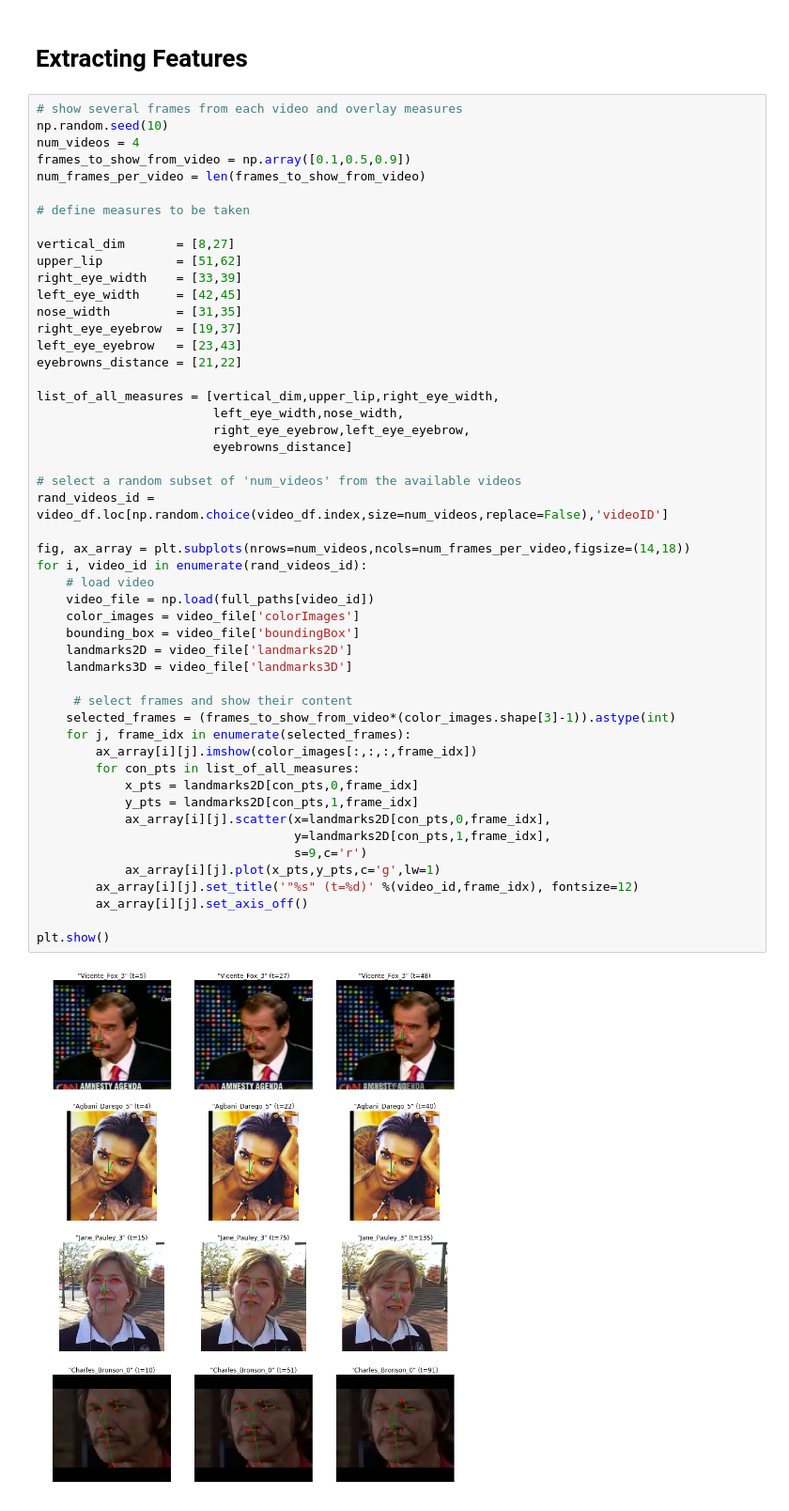
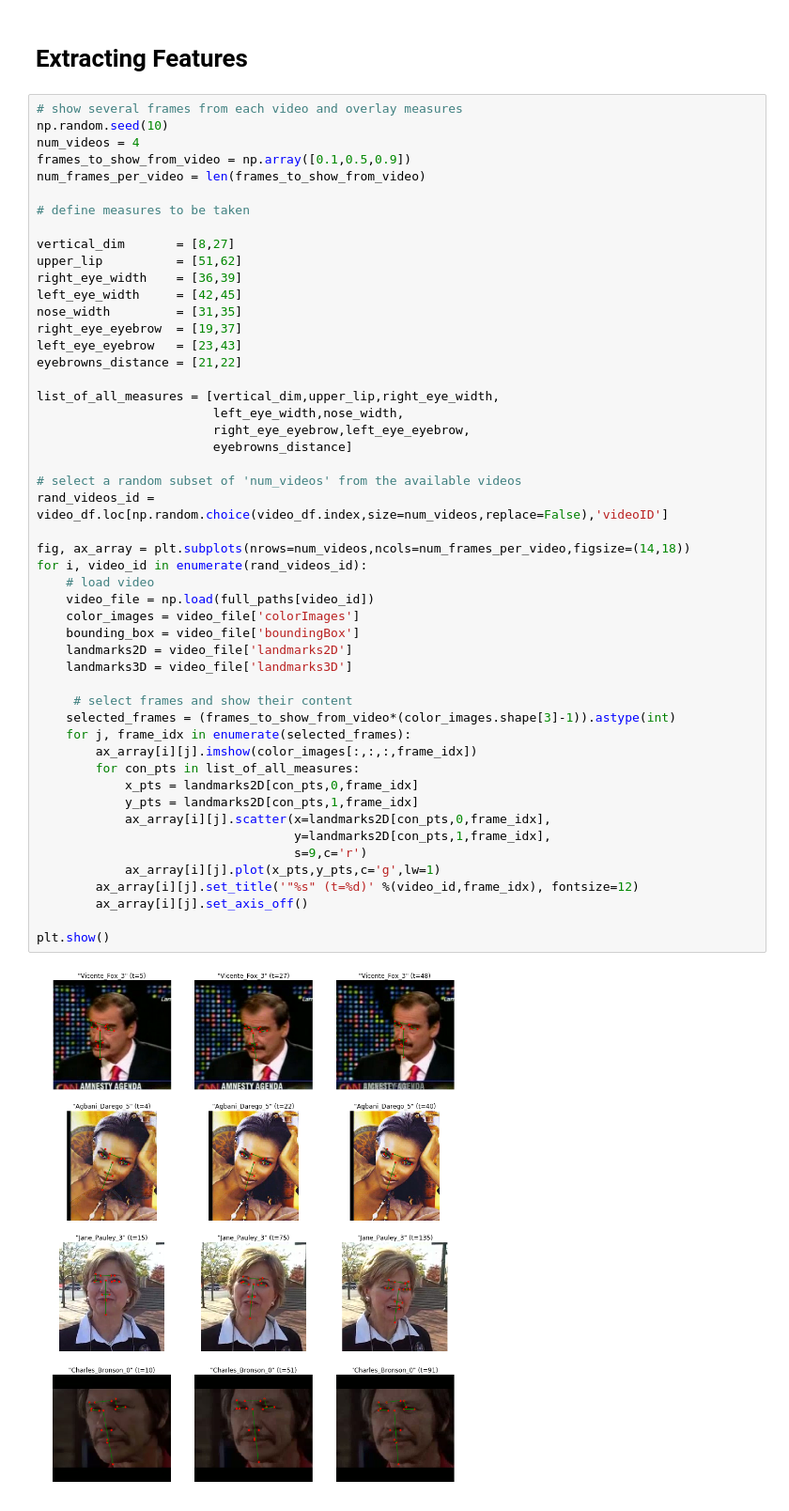
Before and after one commit to wesleylp/CPE775, a Jupyter notebook: notebooks/Clustering_features.ipynb, the cells around one changed output. Shown at 94% size. Saved outputs shown, nothing was run; the diff lists cells and outputs as text.

```diff
--- a/notebooks/Clustering_features.ipynb
+++ b/notebooks/Clustering_features.ipynb
@@ -51,7 +51,7 @@ num_frames_per_video = len(frames_to_show_from_video)
 
 vertical_dim       = [8,27]
 upper_lip          = [51,62]
-right_eye_width    = [33,39]
+right_eye_width    = [36,39]
 left_eye_width     = [42,45]
 nose_width         = [31,35]
 right_eye_eyebrow  = [19,37]
@@ -64,31 +64,31 @@ list_of_all_measures = [vertical_dim,upper_lip,right_eye_width,
                         eyebrowns_distance]
 
 # select a random subset of 'num_videos' from the available videos
 rand_videos_id = video_df.loc[np.random.choice(video_df.index,size=num_videos,replace=False),'videoID']
 
 fig, ax_array = plt.subplots(nrows=num_videos,ncols=num_frames_per_video,figsize=(14,18))
 for i, video_id in enumerate(rand_videos_id):
     # load video
     video_file = np.load(full_paths[video_id])
     color_images = video_file['colorImages']
     bounding_box = video_file['boundingBox']
     landmarks2D = video_file['landmarks2D']
     landmarks3D = video_file['landmarks3D']
 
      # select frames and show their content
     selected_frames = (frames_to_show_from_video*(color_images.shape[3]-1)).astype(int)
     for j, frame_idx in enumerate(selected_frames):
         ax_array[i][j].imshow(color_images[:,:,:,frame_idx])
         for con_pts in list_of_all_measures:
             x_pts = landmarks2D[con_pts,0,frame_idx]
             y_pts = landmarks2D[con_pts,1,frame_idx]
             ax_array[i][j].scatter(x=landmarks2D[con_pts,0,frame_idx],
                                    y=landmarks2D[con_pts,1,frame_idx],
                                    s=9,c='r')
             ax_array[i][j].plot(x_pts,y_pts,c='g',lw=1)
         ax_array[i][j].set_title('"%s" (t=%d)' %(video_id,frame_idx), fontsize=12)
         ax_array[i][j].set_axis_off()
 
 plt.show()
 # %% [output]
-[figure, old version]
+[figure, new version]
```
Also changed, not shown: parts of 4 cells of this notebook.
